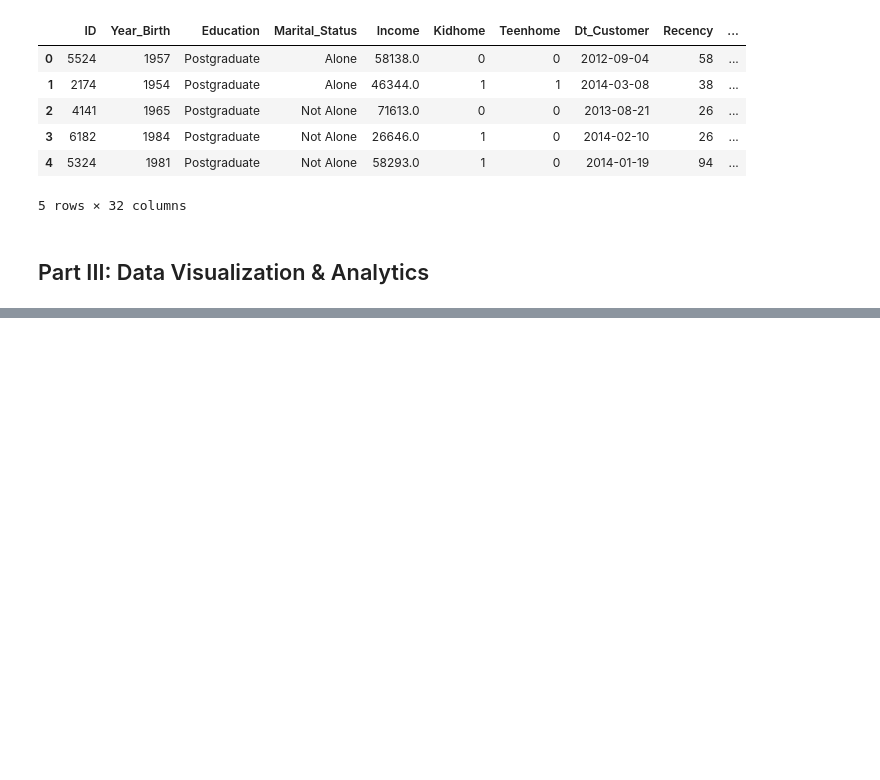
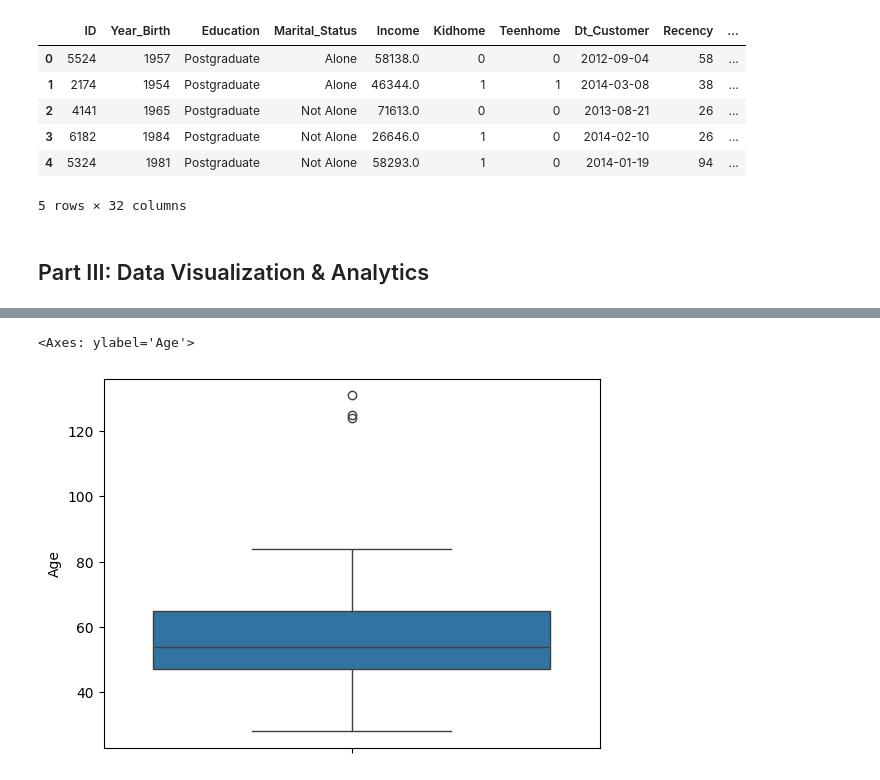
Before and after one commit to sudhanshrestha/final_project_big_data_prog, a Jupyter notebook: FinalProject.ipynb, the cells around one changed output, grey strips where cells are left out. Drawn from its saved outputs; the diff is of its cells as text; code cells hidden in the pictures; blank space fills up the shorter version.

```diff
--- a/FinalProject.ipynb
+++ b/FinalProject.ipynb
@@ -495,0 +574,5 @@ dfm[dfm['Has_Complaint'] == 'No complaint'].head()
+# %%
+sns.boxplot(df_customer_profile['Age'])
+# %% [output]
+<Axes: ylabel='Age'>
+[figure, added]
```
Also changed, not shown: parts of 13 cells of this notebook.
